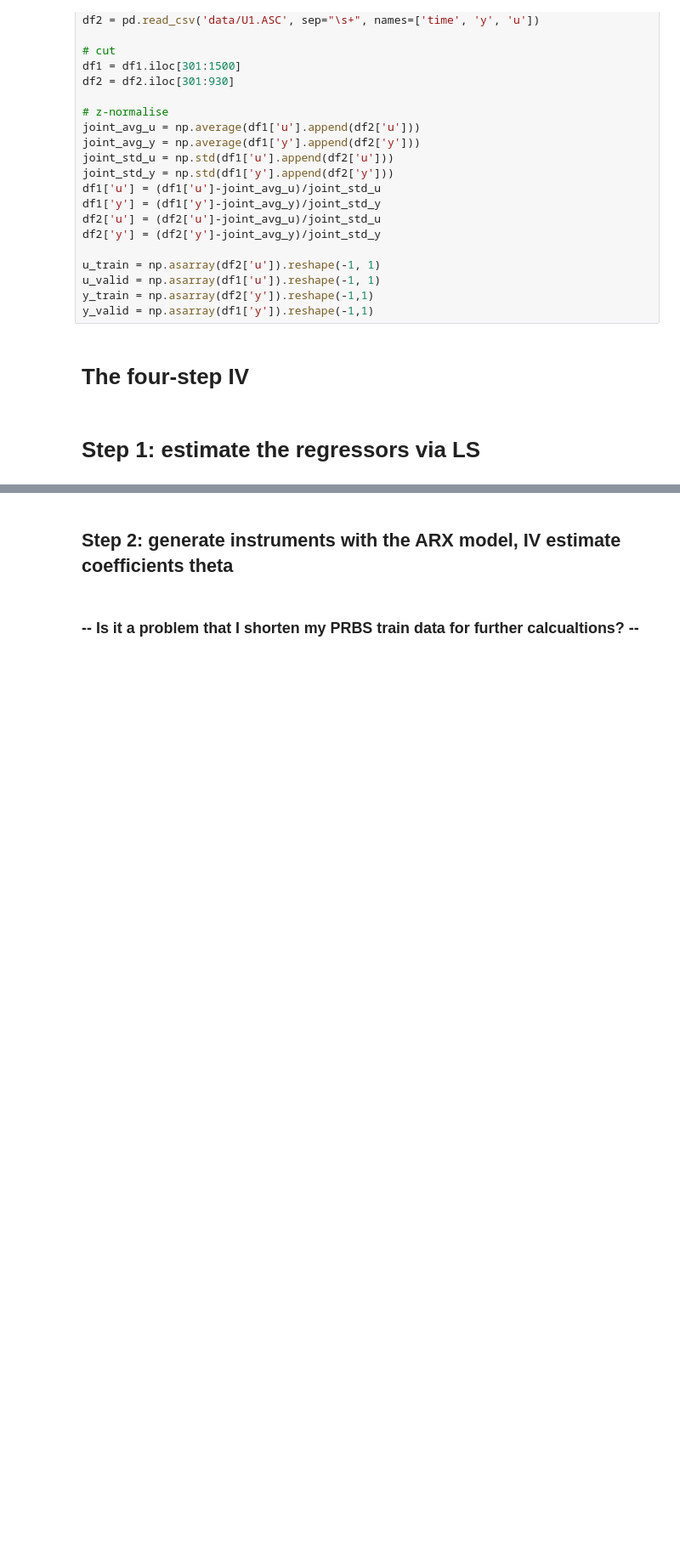
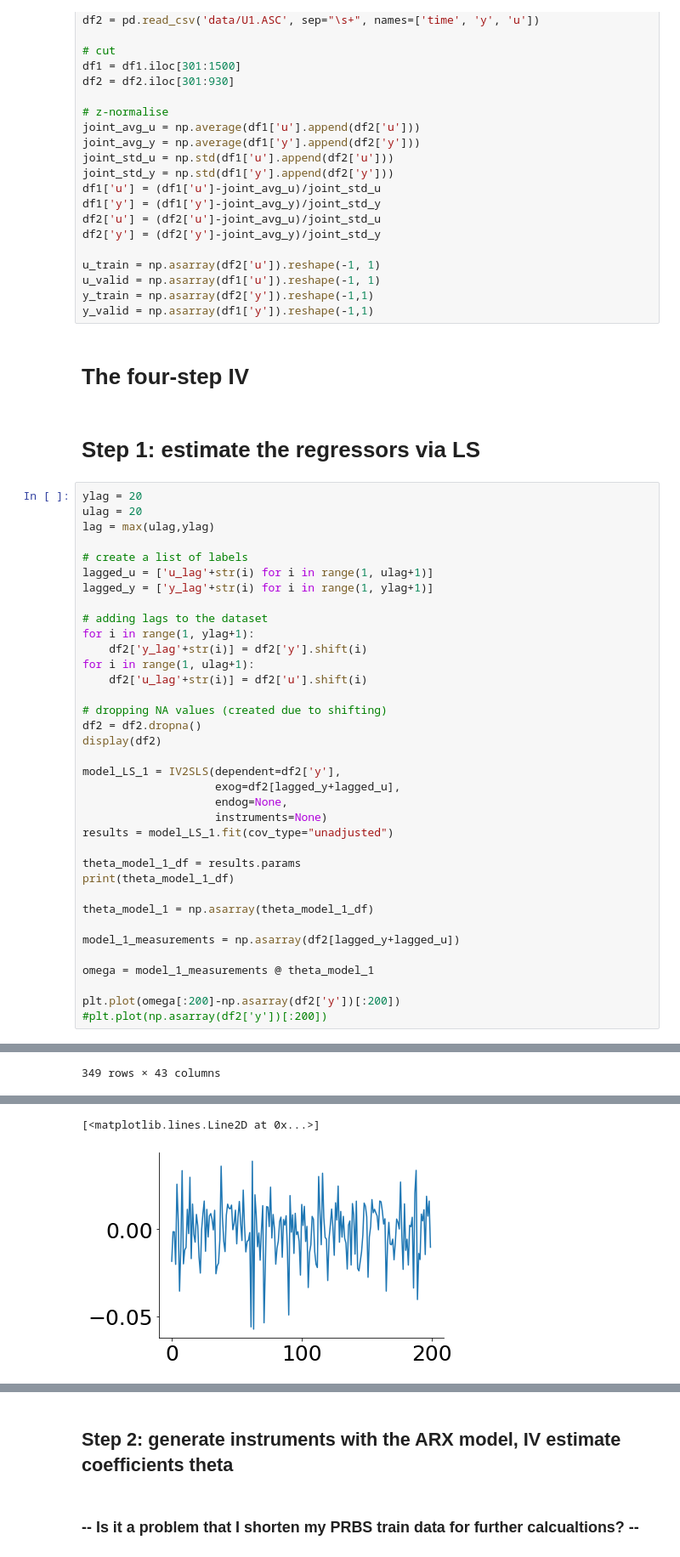
Before and after one commit to nyuhanc/BLA, a Jupyter notebook: BLA_IV.ipynb, the cells around one changed output, grey strips where cells are left out. Shown: that part at 85% size. Cells and saved outputs as stored; diff of their text form; blank space fills up the shorter version.

```diff
--- a/BLA_IV.ipynb
+++ b/BLA_IV.ipynb
@@ -54,3 +54,40 @@ y_valid = np.asarray(df1['y']).reshape(-1,1)
 # The four-step IV
 # %% [markdown]
 # Step 1: estimate the regressors via LS
+# %%
+ylag = 20
+ulag = 20
+lag = max(ulag,ylag)
+
+# create a list of labels
+lagged_u = ['u_lag'+str(i) for i in range(1, ulag+1)]
+lagged_y = ['y_lag'+str(i) for i in range(1, ylag+1)]
+
+# adding lags to the dataset
+for i in range(1, ylag+1):
+    df2['y_lag'+str(i)] = df2['y'].shift(i)
+for i in range(1, ulag+1):
+    df2['u_lag'+str(i)] = df2['u'].shift(i)
+
+# dropping NA values (created due to shifting)
+df2 = df2.dropna()
+display(df2)
+
+model_LS_1 = IV2SLS(dependent=df2['y'],
+                    exog=df2[lagged_y+lagged_u],
+                    endog=None,
+                    instruments=None)
+results = model_LS_1.fit(cov_type="unadjusted")
+
+theta_model_1_df = results.params
+print(theta_model_1_df)
+
+theta_model_1 = np.asarray(theta_model_1_df)
+
+model_1_measurements = np.asarray(df2[lagged_y+lagged_u])
+
+omega = model_1_measurements @ theta_model_1
+
+plt.plot(omega[:200]-np.asarray(df2['y'])[:200])
+#plt.plot(np.asarray(df2['y'])[:200])
+# %% [output]
@@ -56,0 +106 @@ y_valid = np.asarray(df1['y']).reshape(-1,1)
+349 rows × 43 columns
@@ -57,3 +124,5 @@ y_valid = np.asarray(df1['y']).reshape(-1,1)
+[<matplotlib.lines.Line2D at 0x...>]
+[figure, added]
 # %%
 ylag = 20
 ulag = 20
```
Also changed, not shown: parts of 5 cells of this notebook, 1 other file.
